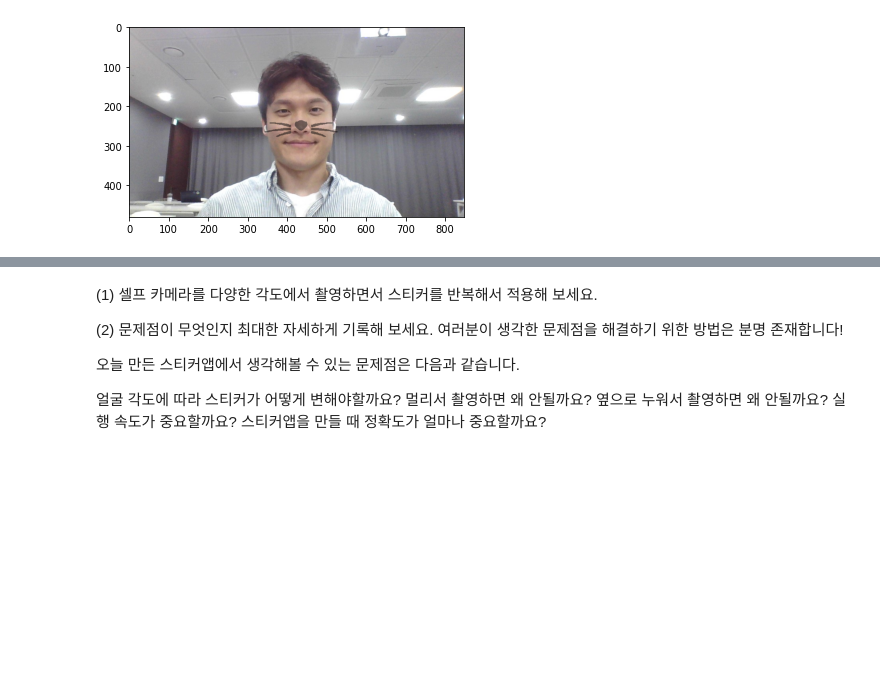
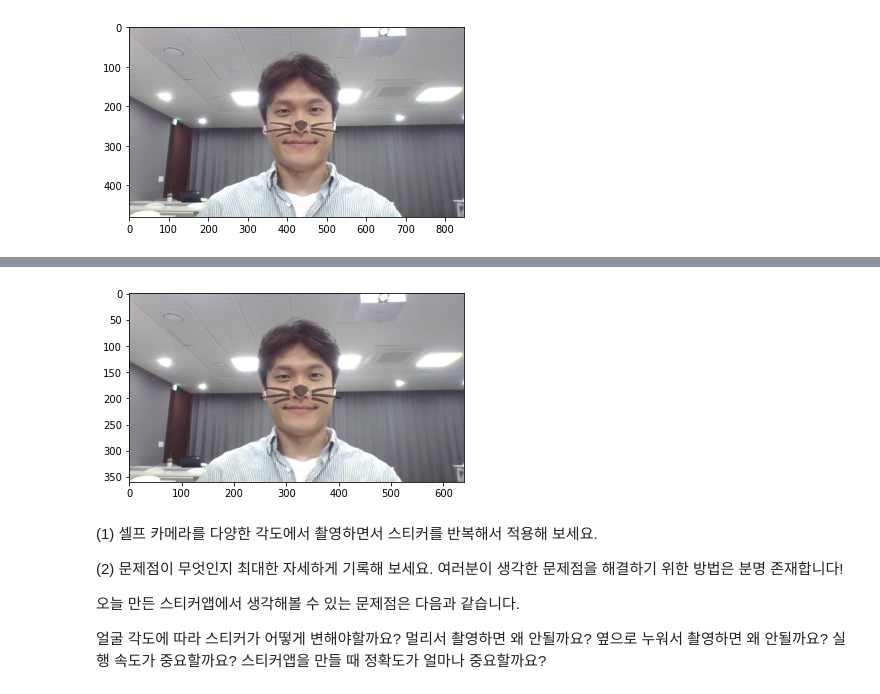
Before and after one commit to jungyongji/first-repository, a Jupyter notebook: [E-08] Generating stickers of cat's whiskers.ipynb, the cells around one changed output, grey strips where cells are left out. Drawn from its saved outputs; the diff is of its cells as text; code cells hidden in the pictures; blank space fills up the shorter version.

```diff
--- a/[E-08] Generating stickers of cat's whiskers.ipynb
+++ b/[E-08] Generating stickers of cat's whiskers.ipynb
@@ -132,3 +214,7 @@ plt.show()
+# %%
+test_sticker(my_image_path)
+# %% [output]
+[figure, added]
 # %% [markdown]
 (1) 셀프 카메라를 다양한 각도에서 촬영하면서 스티커를 반복해서 적용해 보세요.
 
```
Also changed, not shown: parts of 25 cells of this notebook, 3 other files.
